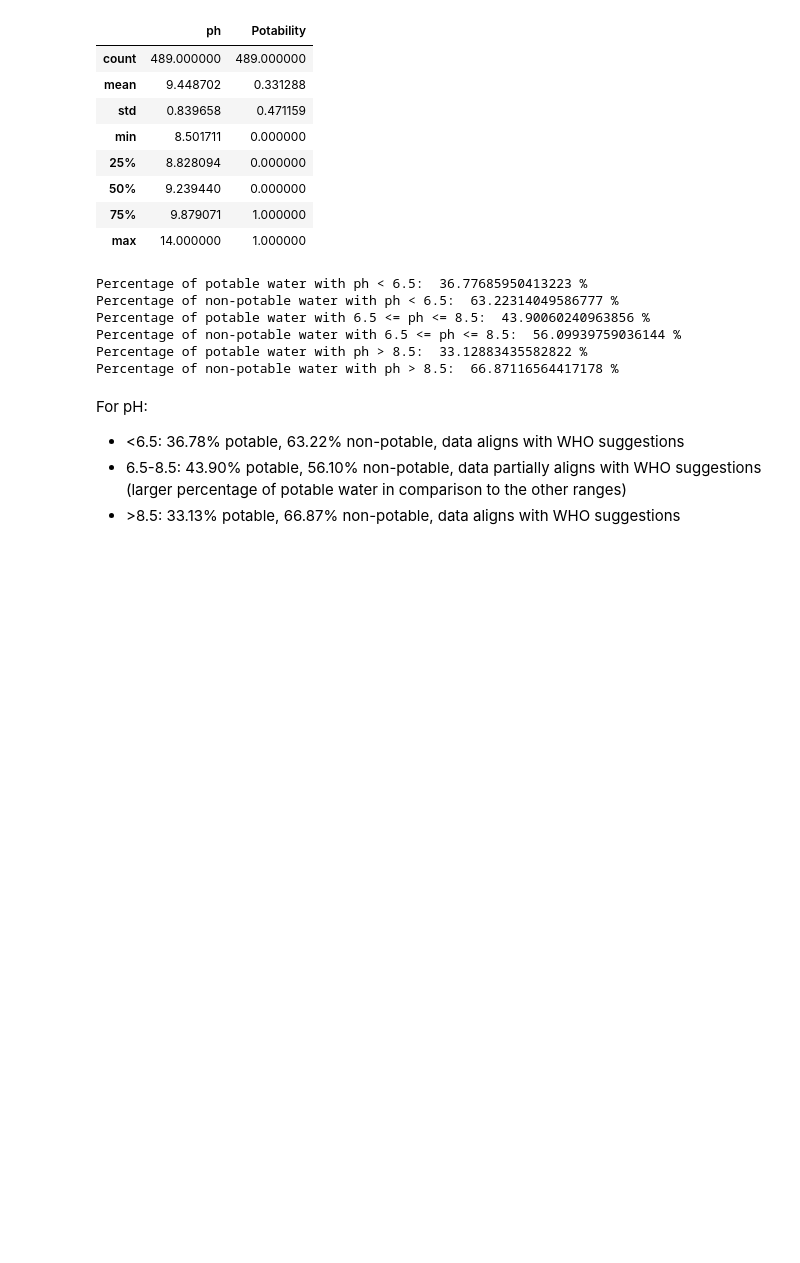
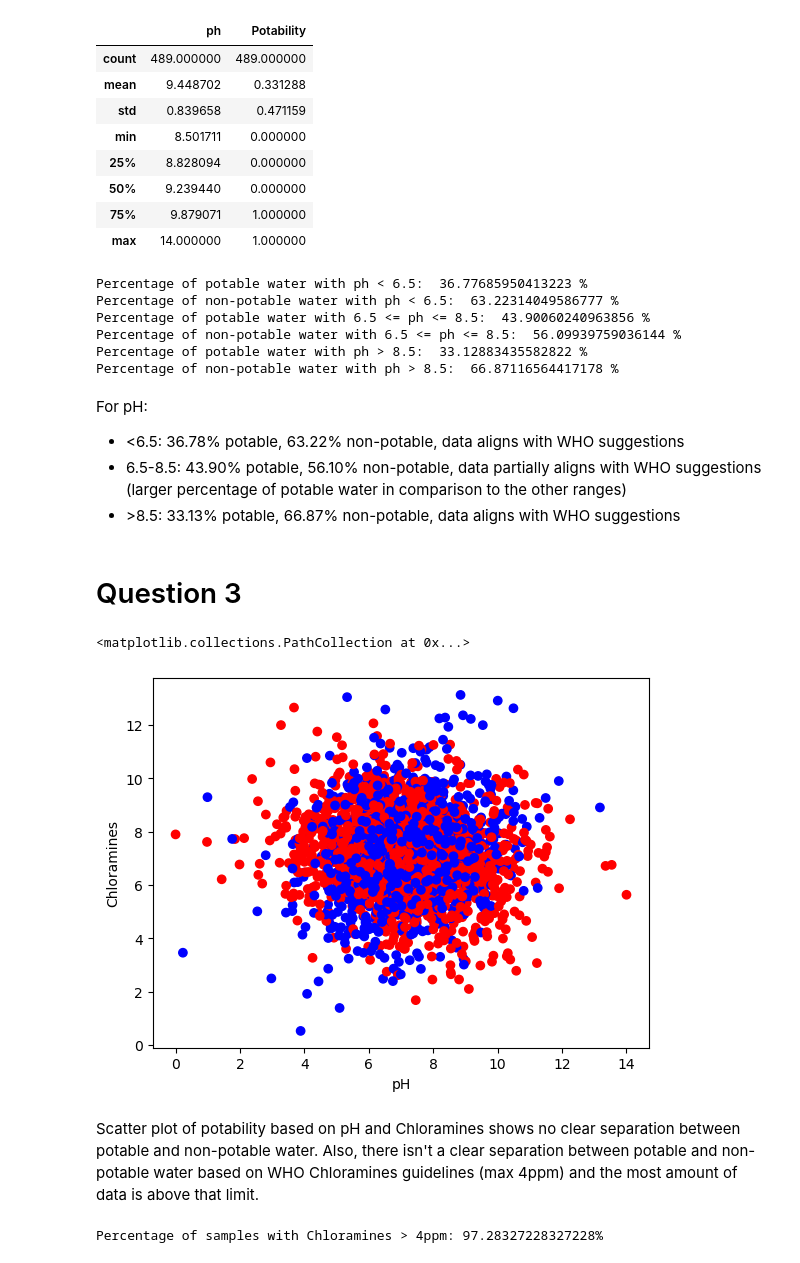
Before and after one commit to thanasisxan/AI-101-Machine-Learning, a Jupyter notebook: Exercise-2/water-potability-prediction.ipynb, the cells around one changed output. Saved outputs shown, nothing was run; the diff lists cells and outputs as text; code cells hidden in the pictures; blank space fills up the shorter version.

```diff
--- a/Exercise-2/water-potability-prediction.ipynb
+++ b/Exercise-2/water-potability-prediction.ipynb
@@ -193,3 +193,22 @@ For pH:
 - <6.5: 36.78% potable, 63.22% non-potable, data aligns with WHO suggestions
 - 6.5-8.5: 43.90% potable, 56.10% non-potable, data partially aligns with WHO suggestions (larger percentage of potable water in comparison to the other ranges)
 - \>8.5: 33.13% potable, 66.87% non-potable, data aligns with WHO suggestions
+# %% [markdown]
+# Question 3
+# %%
+ph_chlor_pot_df = df[['ph', 'Chloramines', 'Potability']].copy()
+ph_chlor_pot_df.loc[:, 'color'] = ph_chlor_pot_df['Potability'].map({1: 'blue', 0: 'red'})
+plt.xlabel('pH')
+plt.ylabel('Chloramines')
+plt.scatter(ph_chlor_pot_df['ph'], ph_chlor_pot_df['Chloramines'],
+            c=ph_chlor_pot_df['color'])
+# %% [output]
+<matplotlib.collections.PathCollection at 0x...>
+[figure, added]
+# %% [markdown]
+Scatter plot of potability based on pH and Chloramines shows no clear separation between potable and non-potable water. Also, there isn't a clear separation between potable and non-potable water based on WHO Chloramines guidelines (max 4ppm) and the most amount of data is above that limit.
+# %%
+over4ppm_percentage = ph_chlor_pot_df[ph_chlor_pot_df['Chloramines'] > 4].shape[0] / ph_chlor_pot_df.shape[0] * 100
+print(f"Percentage of samples with Chloramines > 4ppm: {over4ppm_percentage}%")
+# %% [output]
+Percentage of samples with Chloramines > 4ppm: 97.28327228327228%
```
